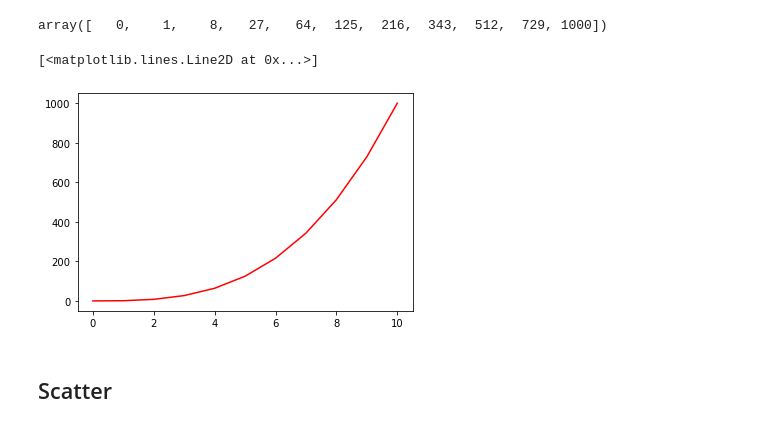
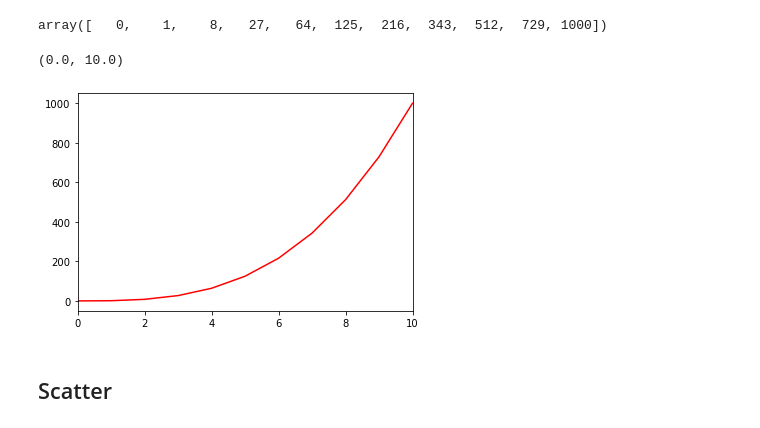
Before and after one commit to ralexrivero/_hbtnml, a Jupyter notebook: math/0x01-plotting/0x01-plotting.ipynb, the cells around one changed output. Cells and saved outputs as stored; diff of their text form; code cells hidden in the pictures.

Commit message:
fix xlim

```diff
--- a/math/0x01-plotting/0x01-plotting.ipynb
+++ b/math/0x01-plotting/0x01-plotting.ipynb
@@ -14,9 +14,10 @@ y
 array([   0,    1,    8,   27,   64,  125,  216,  343,  512,  729, 1000])
 # %%
 plt.plot(np.arange(0, 11), y, 'r')
+plt.xlim(0, 10)
 # %% [output]
-[<matplotlib.lines.Line2D at 0x...>]
+(0.0, 10.0)
-[figure, old version]
+[figure, new version]
 # %% [markdown]
 ## Scatter
 # %%
```
Also changed, not shown: parts of 7 cells of this notebook, 1 other file.
